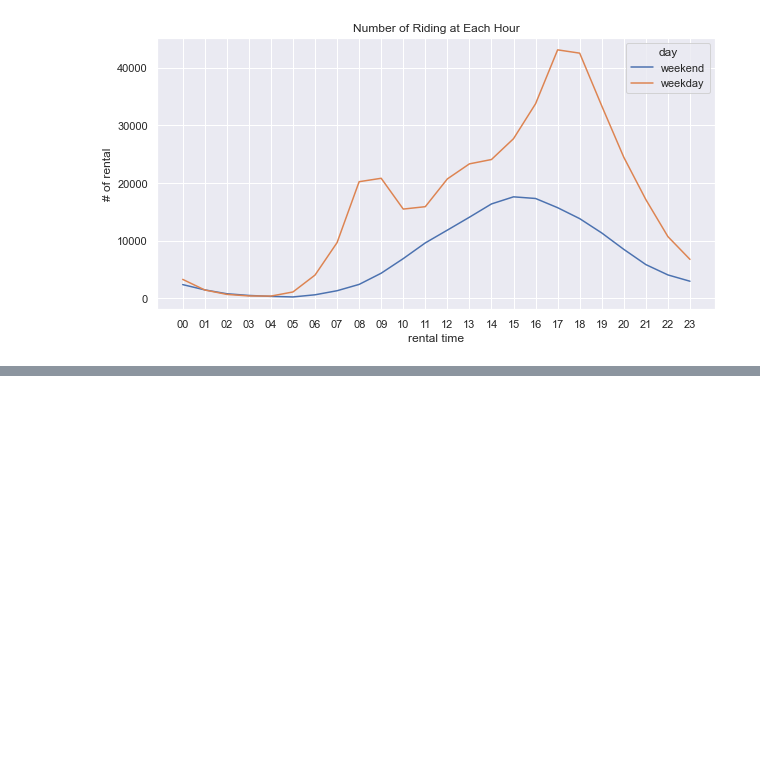
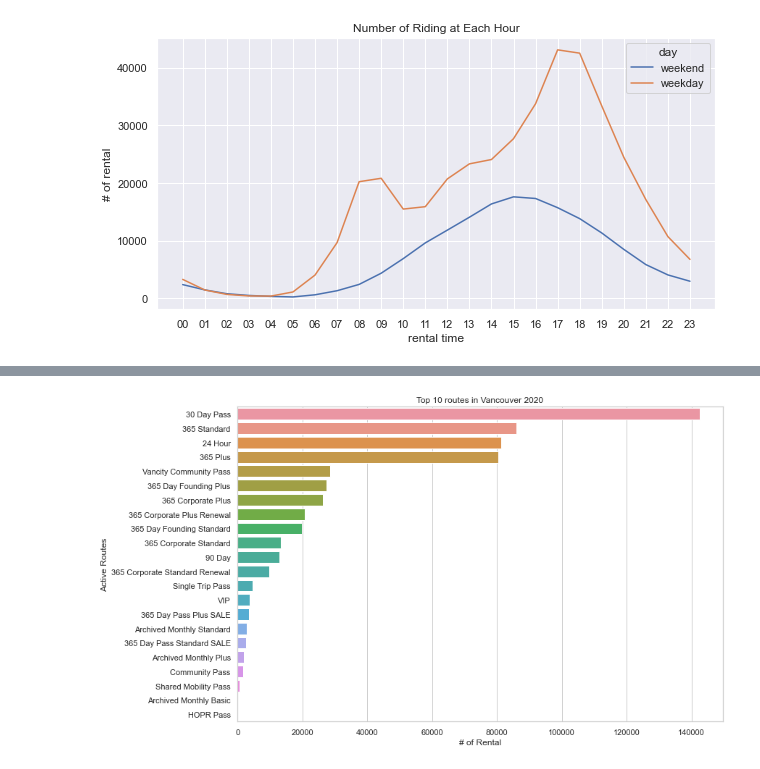
Before and after one commit to jefwang9/733_Final_Project, a Jupyter notebook: src/data_analysis_2020.ipynb, the cells around one changed output, grey strips where cells are left out. Drawn from its saved outputs; the diff is of its cells as text; code cells hidden in the pictures; blank space fills up the shorter version.

```diff
--- a/src/data_analysis_2020.ipynb
+++ b/src/data_analysis_2020.ipynb
@@ -227,0 +255,10 @@ ax.set(ylabel='# of rental', title='Number of Riding at Each Hour')
+# %%
+member = merge_2020['Membership type'].value_counts().reset_index()
+# %%
+plt.figure(figsize=(12, 8))
+sns.set_style('whitegrid')
+ax = sns.barplot(x = 'Membership type', y='index', data=member, order=member['index'])
+ax.set(xlabel='# of Rental', ylabel='Active Routes', title='Top 10 routes in Vancouver 2020')
+plt.show()
+# %% [output]
+[figure, added]
```
Also changed, not shown: parts of 3 cells of this notebook.
